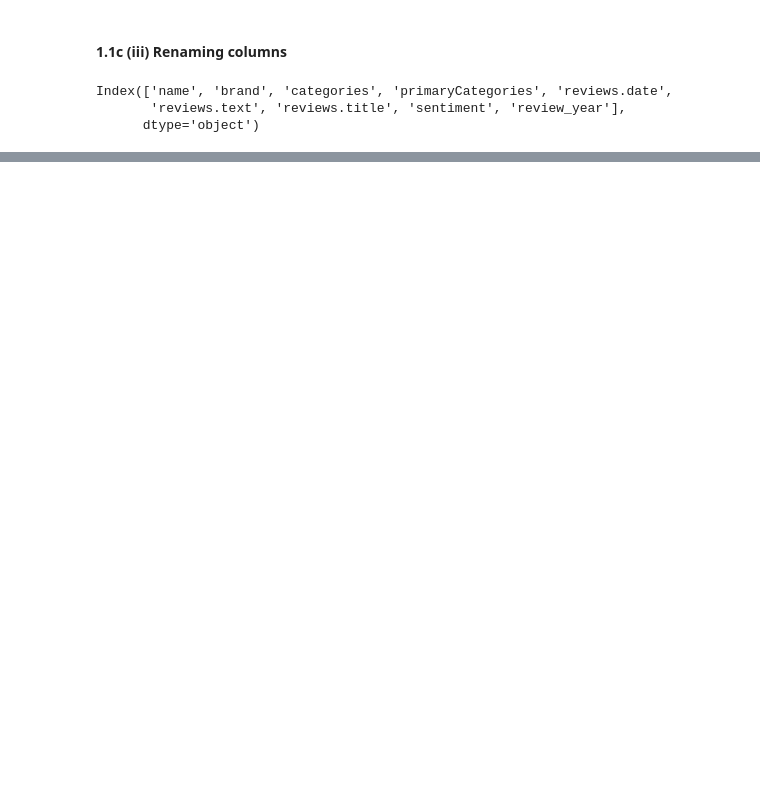
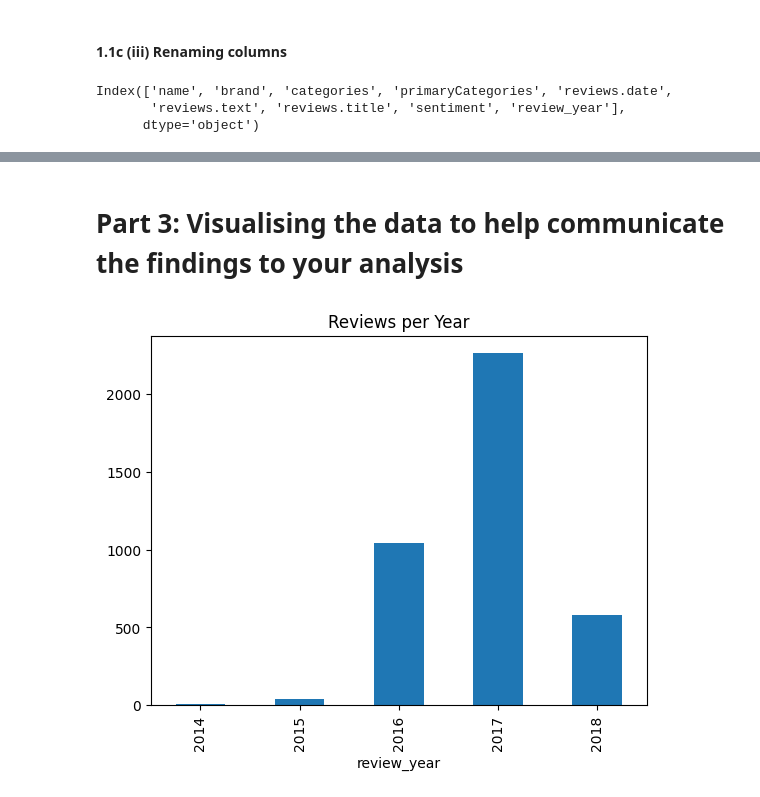
Before and after one commit to stanley-mah/MSA_FYP, a Jupyter notebook: data_cleaning.ipynb, the cells around one changed output, grey strips where cells are left out. Cells and saved outputs as stored; diff of their text form; code cells hidden in the pictures; blank space fills up the shorter version.

Commit message:
<tested some options or types of visualization of the data.>

```diff
--- a/data_cleaning.ipynb
+++ b/data_cleaning.ipynb
@@ -259,3 +258,12 @@ Index(['Product_name', 'product_brand', 'product_category',
        'product_primary_category', 'reviews_date', 'reviews_text',
        'reviews_title', 'sentiment', 'review_year'],
       dtype='object')
+# %% [markdown]
+# Part 3: Visualising the data to help communicate the findings to your analysis
+# %%
+# Grouping by review year and counting the number of reviews
+reviews_per_year = train.groupby('review_year').size()
+reviews_per_year.plot(kind='bar', title='Reviews per Year')
+plt.show()
+# %% [output]
+[figure, added]
```
Also changed, not shown: parts of 5 cells of this notebook.
